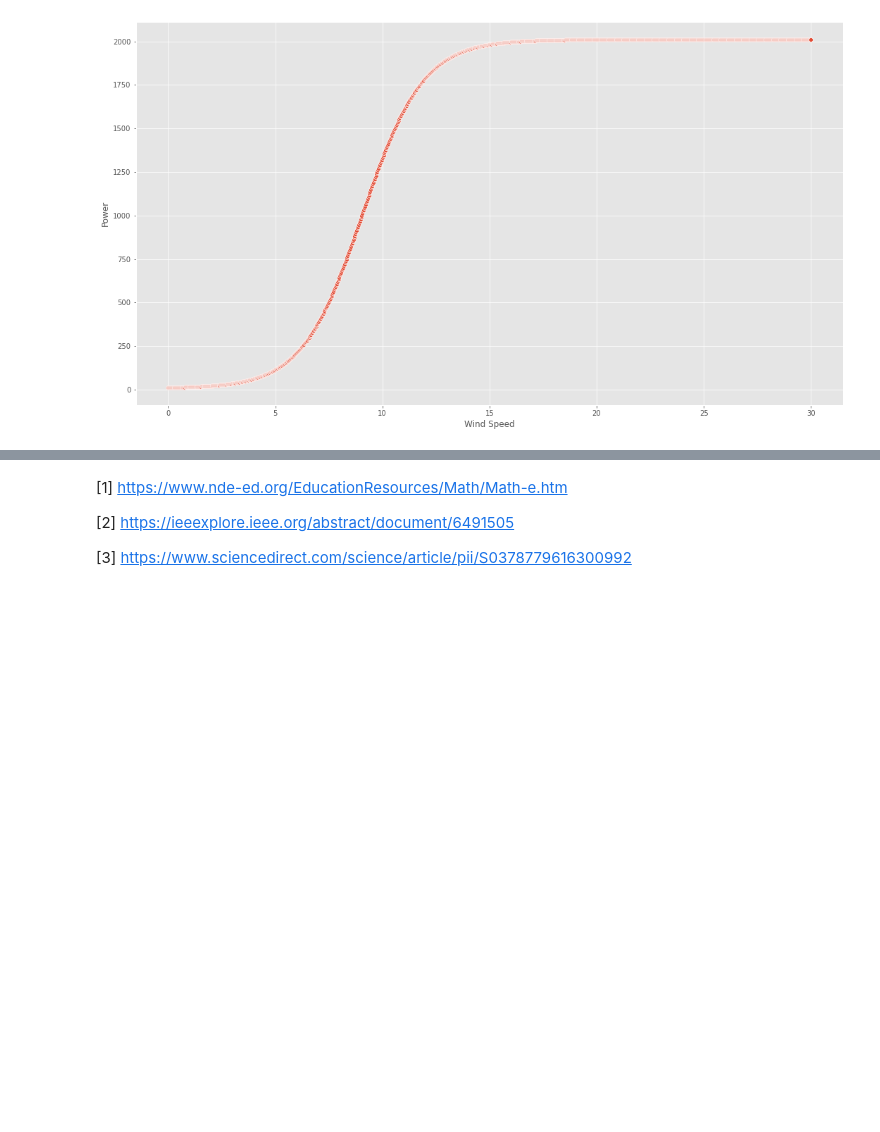
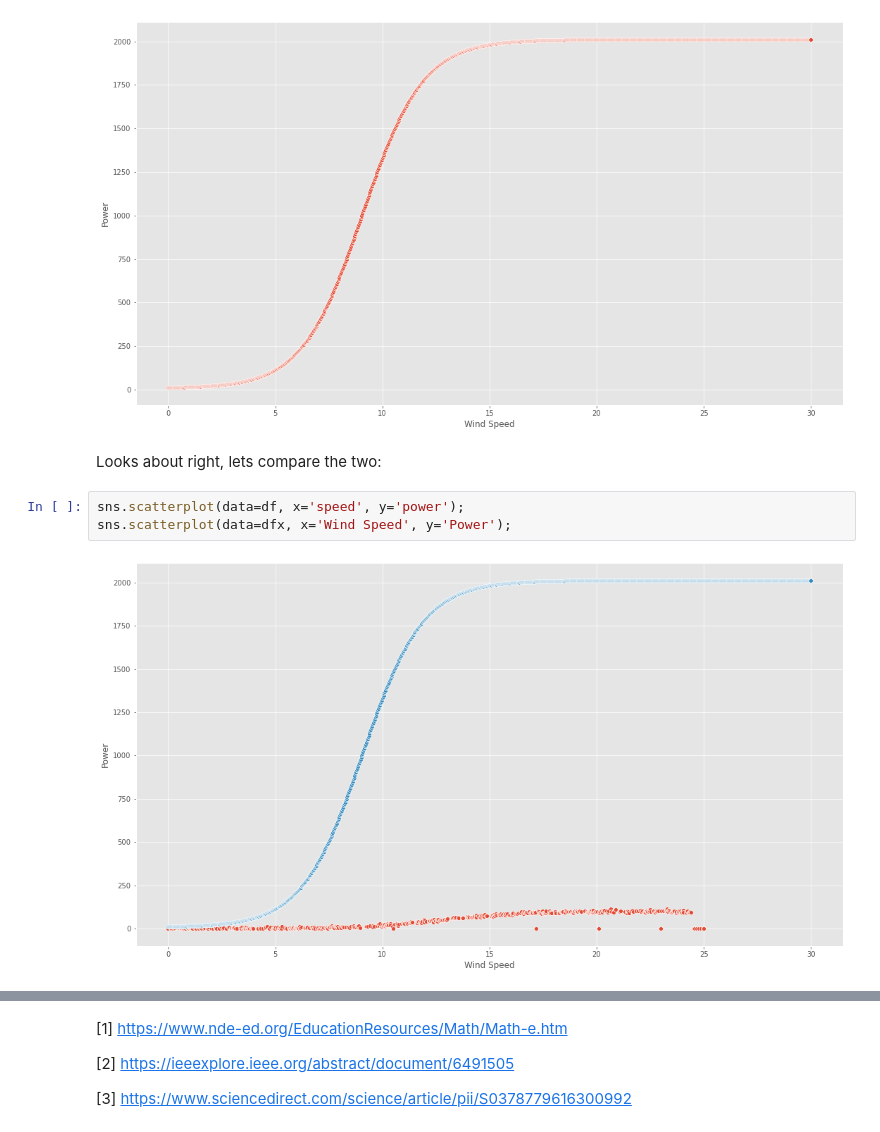
Before and after one commit to Crash-Bandicode/Project_FODA, a Jupyter notebook: Project_FODA.ipynb, the cells around one changed output, grey strips where cells are left out. Cells and saved outputs as stored; diff of their text form; blank space fills up the shorter version.

Commit message:
Investigated possibility of sqaure root of power fitting better. It didn't.

```diff
--- a/Project_FODA.ipynb
+++ b/Project_FODA.ipynb
@@ -173,3 +189,10 @@ dfx
 sns.scatterplot(data=dfx, x='Wind Speed', y='Power');
 # %% [output]
 [figure]
+# %% [markdown]
+Looks about right, lets compare the two:
+# %%
+sns.scatterplot(data=df, x='speed', y='power');
+sns.scatterplot(data=dfx, x='Wind Speed', y='Power');
+# %% [output]
+[figure, added]
```
Also changed, not shown: parts of 18 cells of this notebook.
